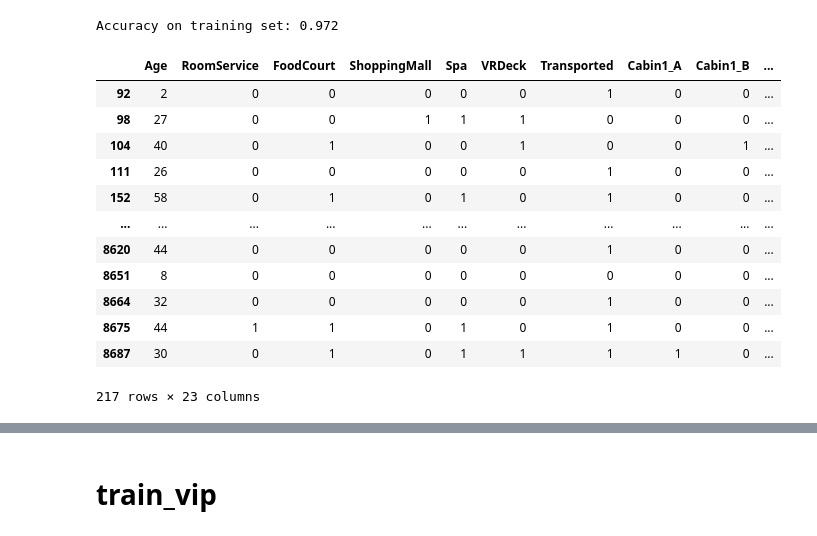
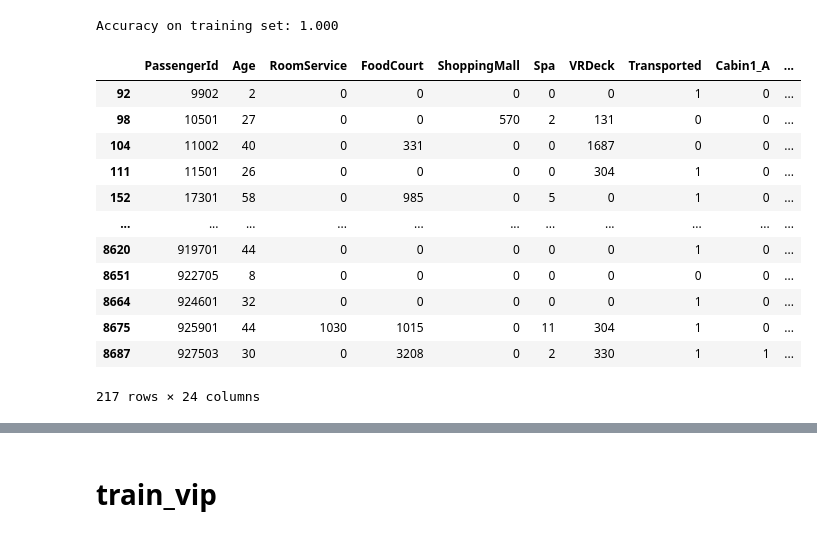
Before and after one commit to thefoolgy/kaggle, a Jupyter notebook: spaceship_titanic.ipynb, the cells around one changed output, grey strips where cells are left out. Saved outputs shown, nothing was run; the diff lists cells and outputs as text; code cells hidden in the pictures.

```diff
--- a/spaceship_titanic.ipynb
+++ b/spaceship_titanic.ipynb
@@ -430,0 +9,6 @@ memory usage: 18.9+ KB
+# %%
+#全部用平均数填充
+numeric = ['Age','RoomService', 'FoodCourt', 'ShoppingMall', 'Spa', 'VRDeck']
+for i in numeric:
+    train[i].fillna(train[i].mean(), inplace=True)
+    test[i].fillna(test[i].mean(), inplace=True)
@@ -430,0 +41,14 @@ memory usage: 18.9+ KB
+# %%
+#因为cabin2的分类太多 不予采用 对其他feature进行one hot encoding
+data1 = train[['Cabin1', 'Cabin3','HomePlanet','Destination']]
+data2 = test[['Cabin1', 'Cabin3','HomePlanet','Destination']]
+data_dummies_1 = pd.get_dummies(data1)
+data_dummies_2 = pd.get_dummies(data2)
+train = train.join(data_dummies_1)
+test = test.join(data_dummies_2)
+train.drop(["Cabin","Destination","HomePlanet","Name","Cabin1","Cabin2","Cabin3"], inplace = True, axis = 1)
+test.drop(["Cabin","Destination","HomePlanet","Name","Cabin1","Cabin2","Cabin3"], inplace = True, axis = 1)
+# %%
+#把passengerid转化成int来使用 不drop
+train["PassengerId"] = train["PassengerId"].astype("int")
+test["PassengerId"] = test["PassengerId"].astype("int")
@@ -430,0 +58,2 @@ memory usage: 18.9+ KB
+# %%
+train_c = train.drop("VIP", axis = 1)
@@ -467,24 +82,23 @@ X_train = df_train_c
 # %%
-from sklearn.tree import DecisionTreeClassifier
-tree = DecisionTreeClassifier(random_state = 0)
-tree.fit(X_train, y_train)
-print("Accuracy on training set: {:.3f}".format(tree.score(X_train, y_train)))
+rfc = RandomForestClassifier(random_state = 0)
+rfc.fit(x_train, y_train)
+print("Accuracy on training set: {:.3f}".format(rfc.score(x_train, y_train)))
 # %% [output]
-Accuracy on training set: 0.972
+Accuracy on training set: 1.000
 # %%
-df_test_c = train_c_test.drop(["CryoSleep","PassengerId"], axis = 1)
-df_test_c.astype('int')
+test_c = train_c_test.drop(["CryoSleep"], axis = 1)
+test_c.astype('int')
 # %% [output]
-|  | Age | RoomService | FoodCourt | ShoppingMall | Spa | VRDeck | Transported | Cabin1_A | Cabin1_B | ... |
-| 92 | 2 | 0 | 0 | 0 | 0 | 0 | 1 | 0 | 0 | ... |
-| 98 | 27 | 0 | 0 | 1 | 1 | 1 | 0 | 0 | 0 | ... |
-| 104 | 40 | 0 | 1 | 0 | 0 | 1 | 0 | 0 | 1 | ... |
-| 111 | 26 | 0 | 0 | 0 | 0 | 0 | 1 | 0 | 0 | ... |
-| 152 | 58 | 0 | 1 | 0 | 1 | 0 | 1 | 0 | 0 | ... |
+|  | PassengerId | Age | RoomService | FoodCourt | ShoppingMall | Spa | VRDeck | Transported | Cabin1_A | ... |
+| 92 | 9902 | 2 | 0 | 0 | 0 | 0 | 0 | 1 | 0 | ... |
+| 98 | 10501 | 27 | 0 | 0 | 570 | 2 | 131 | 0 | 0 | ... |
+| 104 | 11002 | 40 | 0 | 331 | 0 | 0 | 1687 | 0 | 0 | ... |
+| 111 | 11501 | 26 | 0 | 0 | 0 | 0 | 304 | 1 | 0 | ... |
+| 152 | 17301 | 58 | 0 | 985 | 0 | 5 | 0 | 1 | 0 | ... |
 | ... | ... | ... | ... | ... | ... | ... | ... | ... | ... | ... |
-| 8620 | 44 | 0 | 0 | 0 | 0 | 0 | 1 | 0 | 0 | ... |
-| 8651 | 8 | 0 | 0 | 0 | 0 | 0 | 0 | 0 | 0 | ... |
-| 8664 | 32 | 0 | 0 | 0 | 0 | 0 | 1 | 0 | 0 | ... |
-| 8675 | 44 | 1 | 1 | 0 | 1 | 0 | 1 | 0 | 0 | ... |
-| 8687 | 30 | 0 | 1 | 0 | 1 | 1 | 1 | 1 | 0 | ... |
+| 8620 | 919701 | 44 | 0 | 0 | 0 | 0 | 0 | 1 | 0 | ... |
+| 8651 | 922705 | 8 | 0 | 0 | 0 | 0 | 0 | 0 | 0 | ... |
+| 8664 | 924601 | 32 | 0 | 0 | 0 | 0 | 0 | 1 | 0 | ... |
+| 8675 | 925901 | 44 | 1030 | 1015 | 0 | 11 | 304 | 1 | 0 | ... |
+| 8687 | 927503 | 30 | 0 | 3208 | 0 | 2 | 330 | 1 | 1 | ... |
-217 rows × 23 columns
+217 rows × 24 columns
```
Also changed, not shown: parts of 205 cells of this notebook.
